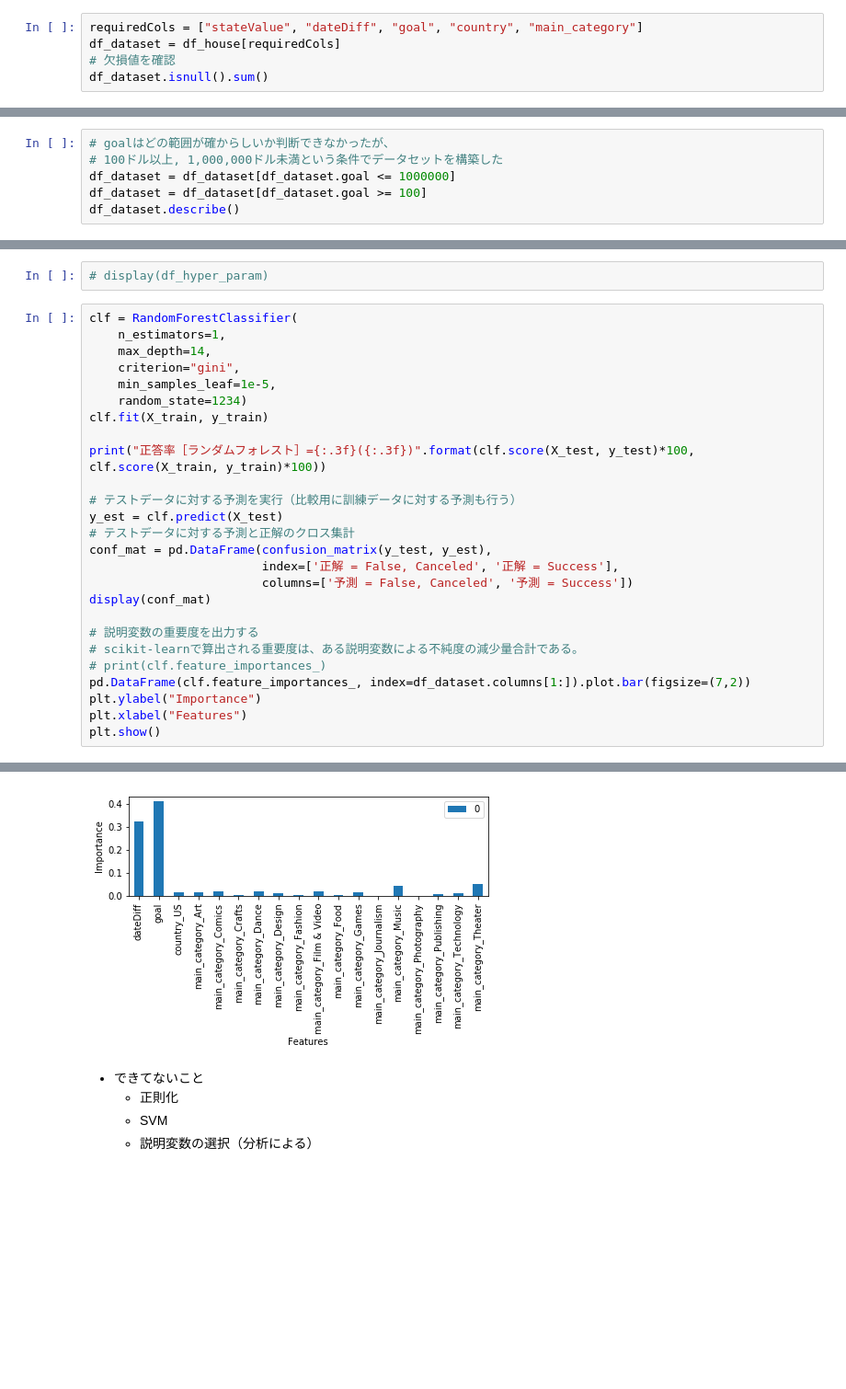
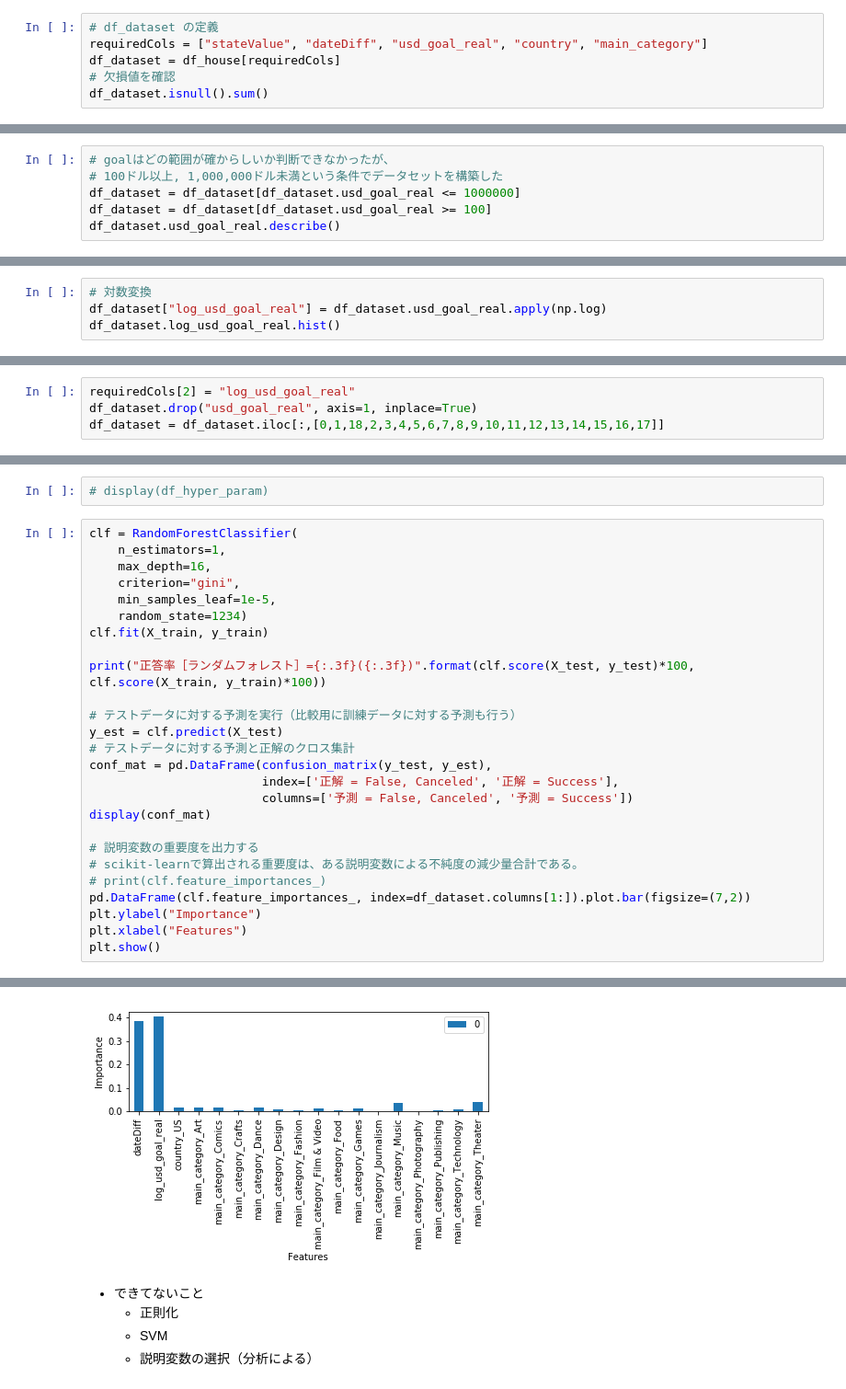
Before and after one commit to hasegama/Kickstarter, a Jupyter notebook: Day3_work.ipynb, the cells around one changed output, grey strips where cells are left out. Shown: that part at 92% size. Saved outputs shown, nothing was run; the diff lists cells and outputs as text; blank space fills up the shorter version.

```diff
--- a/Day3_work.ipynb
+++ b/Day3_work.ipynb
@@ -147,7 +150,8 @@ US       289671
 OTHER     80783
 Name: country, dtype: int64
 # %%
-requiredCols = ["stateValue", "dateDiff", "goal", "country", "main_category"]
+# df_dataset の定義
+requiredCols = ["stateValue", "dateDiff", "usd_goal_real", "country", "main_category"]
 df_dataset = df_house[requiredCols]
 # 欠損値を確認
 df_dataset.isnull().sum()
@@ -203,7 +207,7 @@ df_dataset.describe()
 # %%
 # goalはどの範囲が確からしいか判断できなかったが、
 # 100ドル以上, 1,000,000ドル未満という条件でデータセットを構築した
-df_dataset = df_dataset[df_dataset.goal <= 1000000]
-df_dataset = df_dataset[df_dataset.goal >= 100]
-df_dataset.describe()
+df_dataset = df_dataset[df_dataset.usd_goal_real <= 1000000]
+df_dataset = df_dataset[df_dataset.usd_goal_real >= 100]
+df_dataset.usd_goal_real.describe()
 # %% [output]
@@ -218,0 +241,4 @@ df_dataset.describe()
+# %%
+# 対数変換
+df_dataset["log_usd_goal_real"] = df_dataset.usd_goal_real.apply(np.log)
+df_dataset.log_usd_goal_real.hist()
@@ -219,3 +248,7 @@ df_dataset.describe()
+# %%
+requiredCols[2] = "log_usd_goal_real"
+df_dataset.drop("usd_goal_real", axis=1, inplace=True)
+df_dataset = df_dataset.iloc[:,[0,1,18,2,3,4,5,6,7,8,9,10,11,12,13,14,15,16,17]]
 # %%
 # 標準化 dateDiff と goal のみ
 df_dataset[requiredCols[1:3]] = df_dataset[requiredCols[1:3]].apply(standardize)
@@ -377,7 +412,7 @@ max_depth:10
 # %%
 clf = RandomForestClassifier(
     n_estimators=1,
-    max_depth=14,
+    max_depth=16,
     criterion="gini",
     min_samples_leaf=1e-5,
     random_state=1234)
@@ -408,4 +443,4 @@ plt.show()
-[figure, old version]
+[figure, new version]
 # %% [markdown]
 - できてないこと
     - 正則化
```
Also changed, not shown: parts of 17 cells of this notebook.
